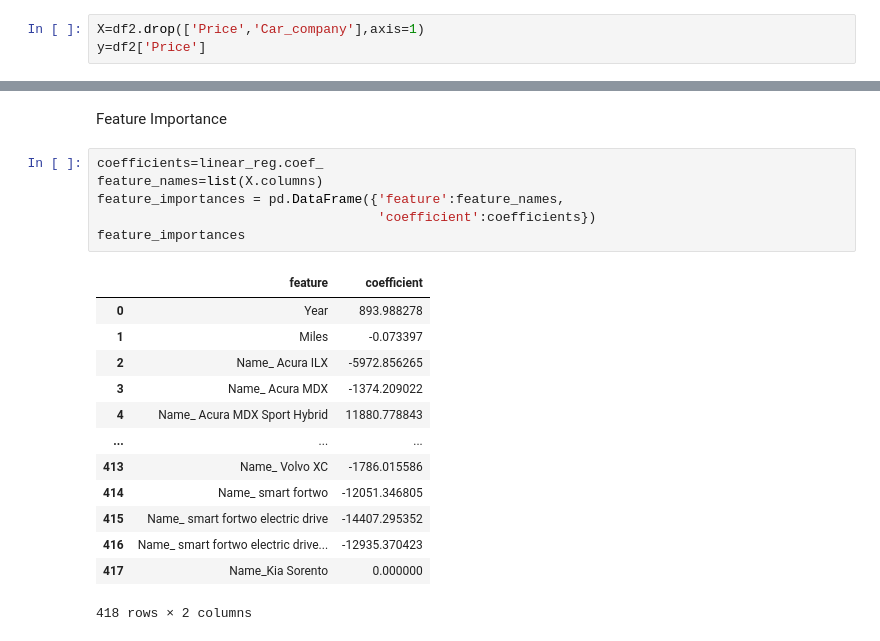
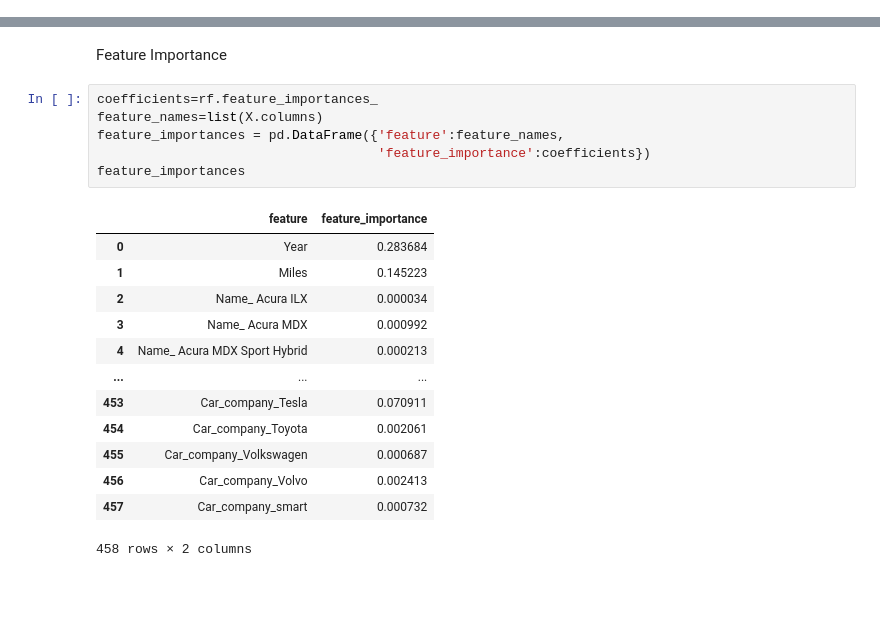
Before and after one commit to Arjun-RY/Carvana-Used-Car_price-prediction, a Jupyter notebook: Used_Car_Price_Prediction(Carvana).ipynb, the cells around one changed output, grey strips where cells are left out. Cells and saved outputs as stored; diff of their text form; blank space fills up the shorter version.

```diff
--- a/Used_Car_Price_Prediction(Carvana).ipynb
+++ b/Used_Car_Price_Prediction(Carvana).ipynb
@@ -171,6 +161,3 @@ df2
 | 21998 | 2020 | 27945 | 23990 | Toyota | 0 | 0 | 0 | ... |
 | 21999 | 2012 | 70676 | 14990 | Honda | 0 | 0 | 0 | ... |
 22000 rows × 420 columns
-# %%
-X=df2.drop(['Price','Car_company'],axis=1)
-y=df2['Price']
@@ -235,22 +232,22 @@ sns.lineplot(data=metrics.iloc[:,[3]],markers=True)
 # %% [markdown]
 Feature Importance
 # %%
-coefficients=linear_reg.coef_
+coefficients=rf.feature_importances_
 feature_names=list(X.columns)
 feature_importances = pd.DataFrame({'feature':feature_names,
-                                    'coefficient':coefficients})
+                                    'feature_importance':coefficients})
 feature_importances
 # %% [output]
-|  | feature | coefficient |
-| 0 | Year | 893.988278 |
-| 1 | Miles | -0.073397 |
-| 2 | Name_ Acura ILX | -5972.856265 |
-| 3 | Name_ Acura MDX | -1374.209022 |
-| 4 | Name_ Acura MDX Sport Hybrid | 11880.778843 |
+|  | feature | feature_importance |
+| 0 | Year | 0.283684 |
+| 1 | Miles | 0.145223 |
+| 2 | Name_ Acura ILX | 0.000034 |
+| 3 | Name_ Acura MDX | 0.000992 |
+| 4 | Name_ Acura MDX Sport Hybrid | 0.000213 |
 | ... | ... | ... |
-| 413 | Name_ Volvo XC | -1786.015586 |
-| 414 | Name_ smart fortwo | -12051.346805 |
-| 415 | Name_ smart fortwo electric drive | -14407.295352 |
-| 416 | Name_ smart fortwo electric drive... | -12935.370423 |
-| 417 | Name_Kia Sorento | 0.000000 |
+| 453 | Car_company_Tesla | 0.070911 |
+| 454 | Car_company_Toyota | 0.002061 |
+| 455 | Car_company_Volkswagen | 0.000687 |
+| 456 | Car_company_Volvo | 0.002413 |
+| 457 | Car_company_smart | 0.000732 |
-418 rows × 2 columns
+458 rows × 2 columns
```
Also changed, not shown: parts of 5 cells of this notebook.
